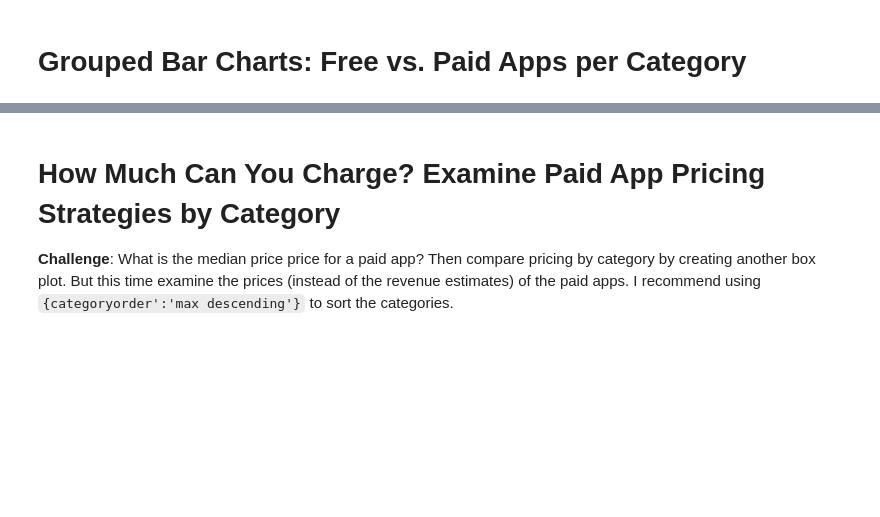
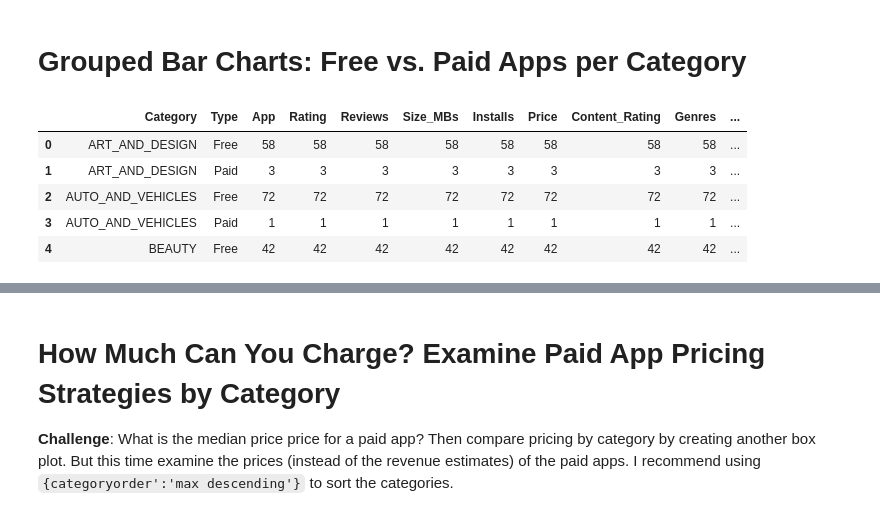
Before and after one commit to Xor01/GooglePlayStore-analysis, a Jupyter notebook: Google_Play_Store_App_Analytics.ipynb, the cells around one changed output, grey strips where cells are left out. Saved outputs shown, nothing was run; the diff lists cells and outputs as text; code cells hidden in the pictures; blank space fills up the shorter version.

Commit message:
create Free vs. Paid Apps per Category chart

```diff
--- a/Google_Play_Store_App_Analytics.ipynb
+++ b/Google_Play_Store_App_Analytics.ipynb
@@ -435,6 +435,16 @@ bar.update_layout(
 bar.show()
 # %% [markdown]
 # Grouped Bar Charts: Free vs. Paid Apps per Category
+# %%
+df_free_vs_paid = df_apps_clean.groupby(['Category', 'Type'], as_index=False).count()
+df_free_vs_paid.head()
+# %% [output]
+|  | Category | Type | App | Rating | Reviews | Size_MBs | Installs | Price | Content_Rating | Genres | ... |
+| 0 | ART_AND_DESIGN | Free | 58 | 58 | 58 | 58 | 58 | 58 | 58 | 58 | ... |
+| 1 | ART_AND_DESIGN | Paid | 3 | 3 | 3 | 3 | 3 | 3 | 3 | 3 | ... |
+| 2 | AUTO_AND_VEHICLES | Free | 72 | 72 | 72 | 72 | 72 | 72 | 72 | 72 | ... |
+| 3 | AUTO_AND_VEHICLES | Paid | 1 | 1 | 1 | 1 | 1 | 1 | 1 | 1 | ... |
+| 4 | BEAUTY | Free | 42 | 42 | 42 | 42 | 42 | 42 | 42 | 42 | ... |
 # %% [markdown]
 **Challenge**: Use the plotly express bar [chart examples](https://plotly.com/python/bar-charts/#bar-chart-with-sorted-or-ordered-categories) and the [.bar() API reference](https://plotly.com/python-api-reference/generated/plotly.express.bar.html#plotly.express.bar) to create this bar chart:
 
```
Also changed, not shown: parts of 1 cell of this notebook.
